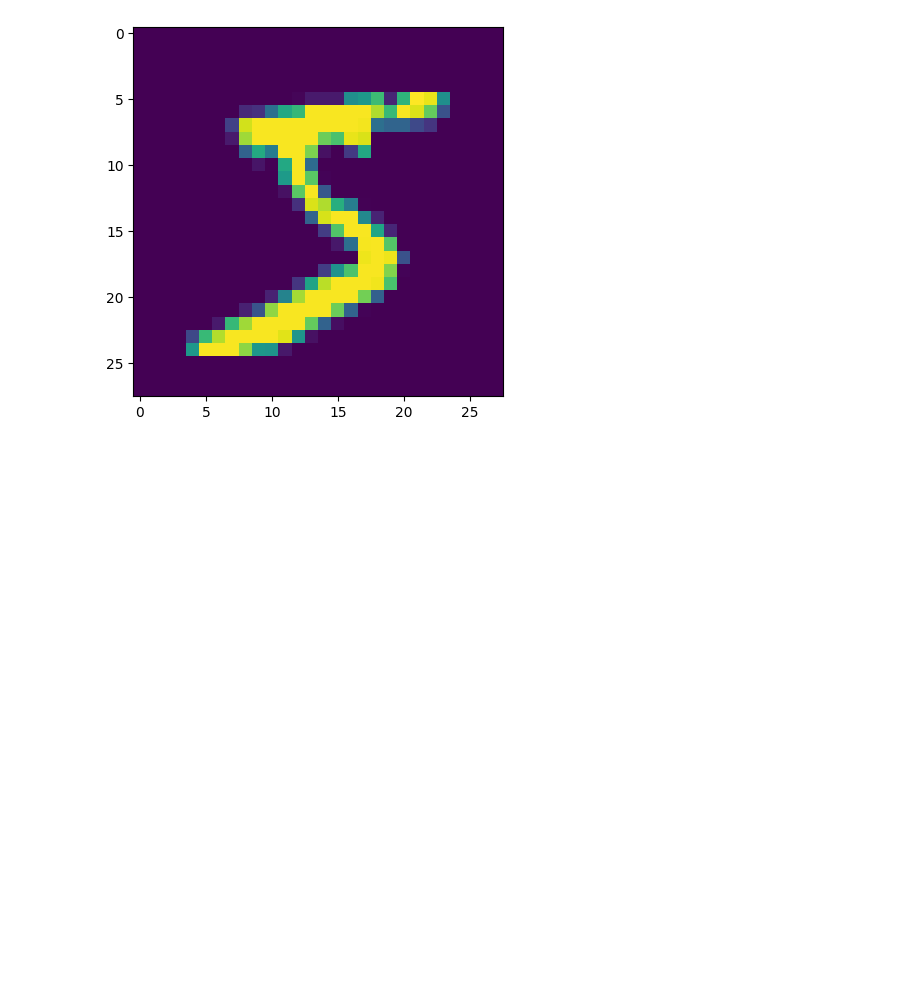
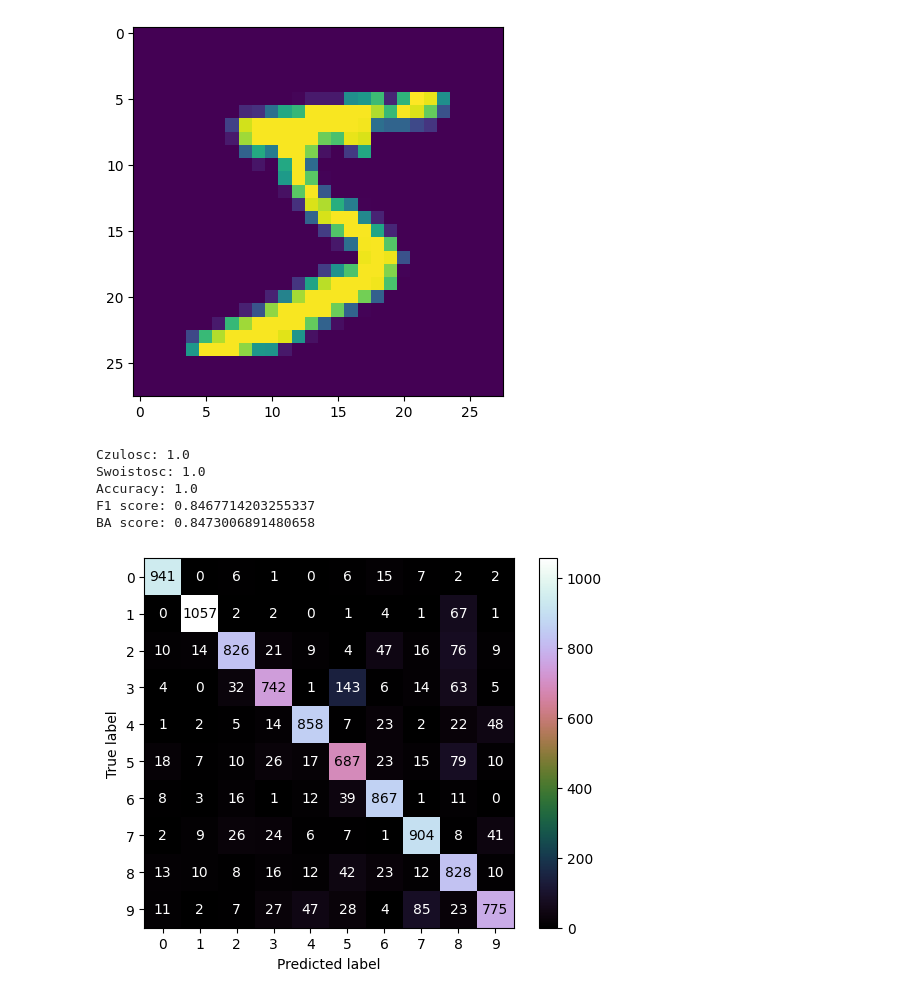
Before and after one commit to jakub-kowalik/neural_network_from_scratch, a Jupyter notebook: mnist_network_playground.ipynb, the cells around one changed output. Cells and saved outputs as stored; diff of their text form; code cells hidden in the pictures; blank space fills up the shorter version.

```diff
--- a/mnist_network_playground.ipynb
+++ b/mnist_network_playground.ipynb
@@ -32,41 +32,50 @@ plt.imshow(np.einsum("chw -> hwc", x_train_expanded[0]))
 <matplotlib.image.AxesImage at 0x...>
 [figure]
 # %%
-model = Sequential(epochs=20, learning_rate=0.001, loss_function=CrossEntropy(), batch_size=1)
+model = Sequential(epochs=20, learning_rate=0.001, loss_function=CrossEntropy(), batch_size=32)
 # %%
 model.add(Conv2D(3, 3, 1, 1))
 model.add(Activation(ReLU()))
+# model.add(Conv2D(1, 3, 1, 1))
+# model.add(Activation(ReLU()))
 model.add(Flatten())
-model.add(Linear(n_inputs=2352, n_outputs=10))
+model.add(Linear(n_inputs=3*28*28, n_outputs=10))
 model.add(Activation(Softmax()))
 # %%
-model.train(x_train_expanded[:100], y_train_encoded[:100])
+model.train(x_train_expanded[:1000], y_train_encoded[:1000])
 # %%
-y_pred = model.predict(x_test_expanded[:1000])
+y_pred = model.predict(x_test_expanded)
 # %%
 y_pred2 = np.argmax(y_pred, axis=1)
-y_test2 = y_test[:1000]
+y_test2 = y_test
 
 cm_model = confusion_matrix(y_test2, y_pred2)
 
 tn_model = cm_model[0][0]
 fn_model = cm_model[0][1]
 tp_model = cm_model[1][1]
 fp_model = cm_model[1][0]
 ConfusionMatrixDisplay(cm_model).plot(cmap='cubehelix')
 
 # fpr, tpr, roc_auc = roc_curve(y_test, y_pred)
 #
 # rok_model = RocCurveDisplay(fpr=fpr, tpr=tpr)
 # rok_model.plot()
 
 print("Czulosc:", tp_model / (tp_model + fn_model))
 print("Swoistosc:", tn_model / (tn_model + fp_model))
 print("Accuracy:", (tp_model + tn_model) / (tp_model + tn_model + fp_model + fn_model))
 
 # print("ROC auc:", roc_auc_score(y_test, y_pred))
-print("F1 score:", f1_score(y_test2, y_pred2, average='micro'))
+print("F1 score:", f1_score(y_test2, y_pred2, average='macro'))
 print("BA score:", balanced_accuracy_score(y_test2, y_pred2))
+# %% [output]
+Czulosc: 1.0
+Swoistosc: 1.0
+Accuracy: 1.0
+F1 score: 0.8467714203255337
+BA score: 0.8473006891480658
+[figure, added]
 # %%
 # the_image = np.asarray([[[
 #     [1, 1, 1, 0, 0],
```
Also changed, not shown: parts of 9 cells of this notebook, 2 other files.
